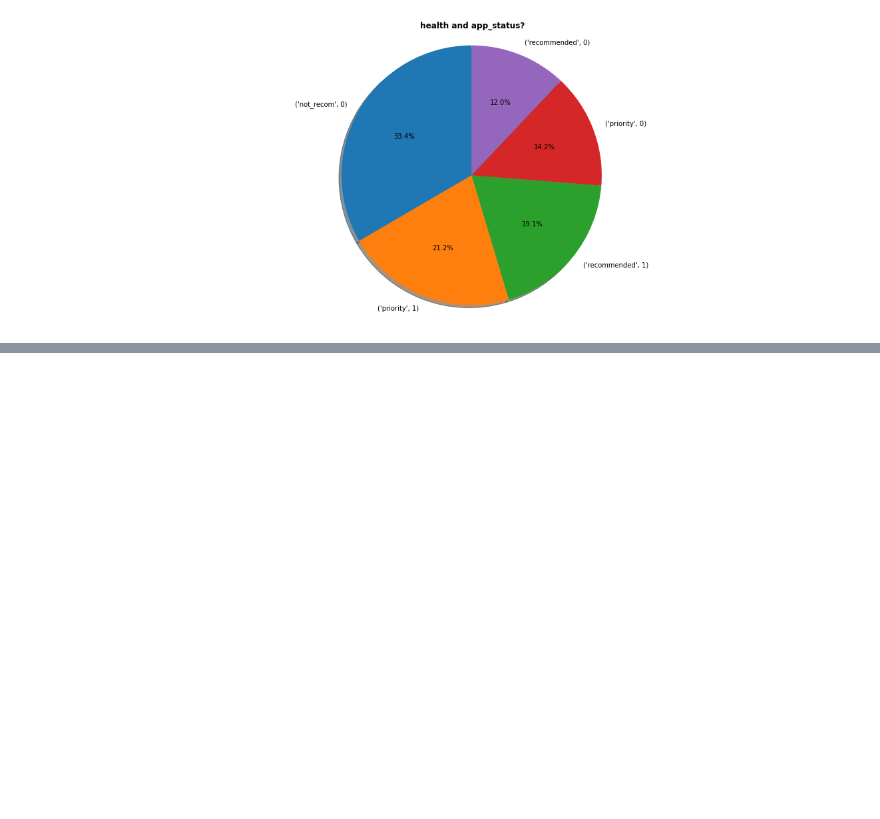
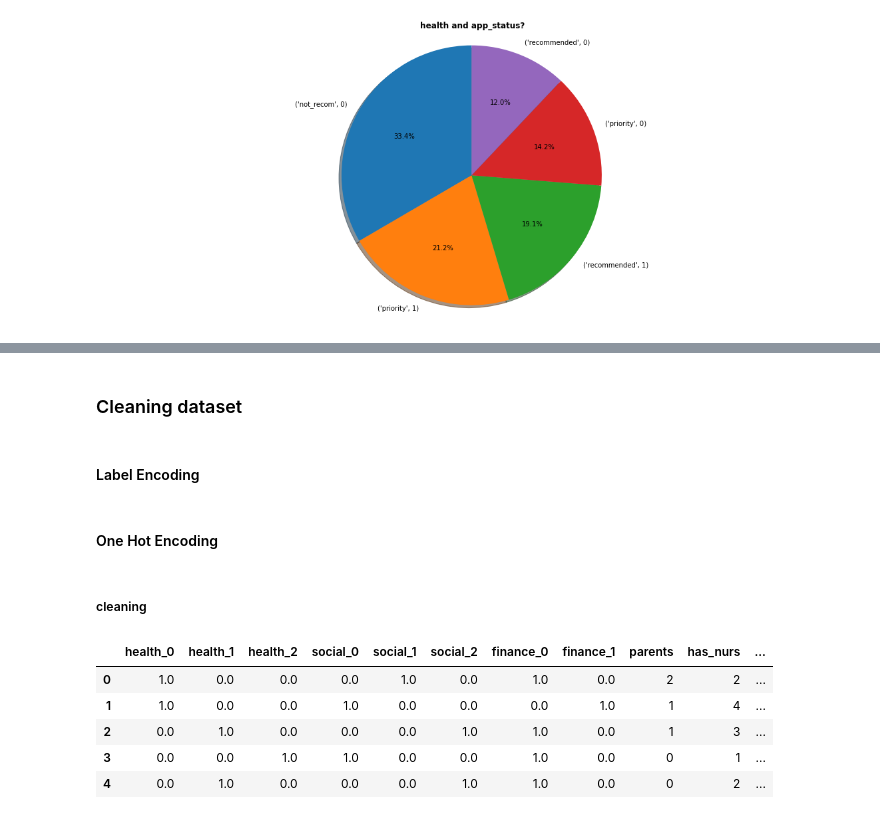
Before and after one commit to avishkakavindu/ICDS2021-Mini-Hackathon-ML, a Jupyter notebook: UCI Nursery_Feature_selection.ipynb, the cells around one changed output, grey strips where cells are left out. Drawn from its saved outputs; the diff is of its cells as text; code cells hidden in the pictures; blank space fills up the shorter version.

```diff
--- a/UCI Nursery_Feature_selection.ipynb
+++ b/UCI Nursery_Feature_selection.ipynb
@@ -105,0 +112,16 @@ for column in columns.drop('app_status'):
+# %% [markdown]
+### Cleaning dataset
+# %% [markdown]
+#### Label Encoding
+# %%
+label_encoder = preprocessing.LabelEncoder()
+# %%
+# Label Encoding for ordinal columns
+def clean_ordinal(dataset):
+    columns_ordinal = ['parents', 'children', 'has_nurs', 'housing']
+
+    for column in columns_ordinal:
+        dataset[column] = label_encoder.fit_transform(dataset[column])
+    return dataset
+# %% [markdown]
+#### One Hot Encoding
@@ -105,0 +146,12 @@ for column in columns.drop('app_status'):
+# %% [markdown]
+##### cleaning
+# %%
+cleaned_dataset = clean_nominal(clean_ordinal(dataset))
+cleaned_dataset.head()
+# %% [output]
+|  | health_0 | health_1 | health_2 | social_0 | social_1 | social_2 | finance_0 | finance_1 | parents | has_nurs | ... |
+| 0 | 1.0 | 0.0 | 0.0 | 0.0 | 1.0 | 0.0 | 1.0 | 0.0 | 2 | 2 | ... |
+| 1 | 1.0 | 0.0 | 0.0 | 1.0 | 0.0 | 0.0 | 0.0 | 1.0 | 1 | 4 | ... |
+| 2 | 0.0 | 1.0 | 0.0 | 0.0 | 0.0 | 1.0 | 1.0 | 0.0 | 1 | 3 | ... |
+| 3 | 0.0 | 0.0 | 1.0 | 1.0 | 0.0 | 0.0 | 1.0 | 0.0 | 0 | 1 | ... |
+| 4 | 0.0 | 1.0 | 0.0 | 0.0 | 0.0 | 1.0 | 1.0 | 0.0 | 0 | 2 | ... |
```
Also changed, not shown: parts of 19 cells of this notebook, 1 other file.
